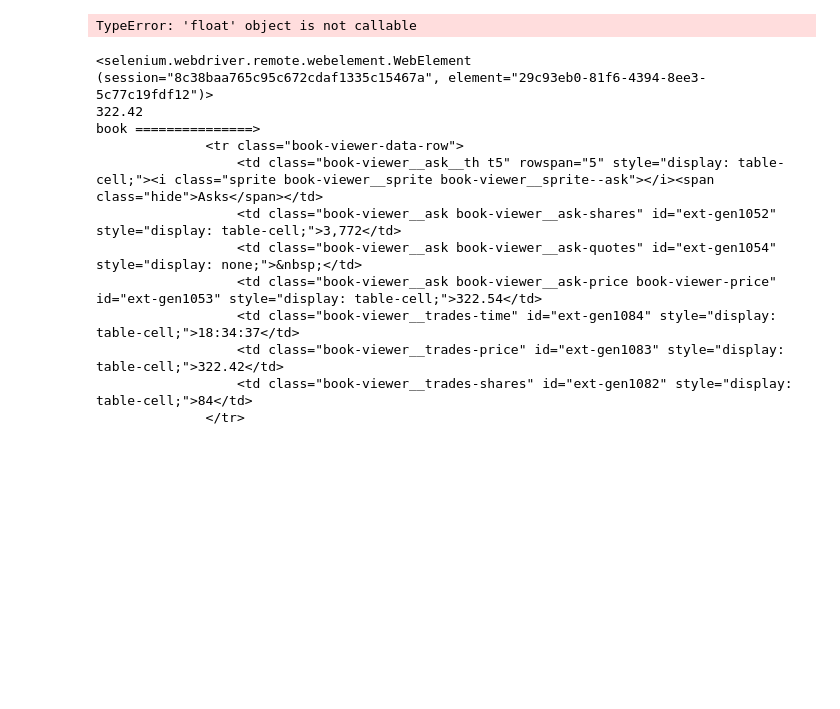
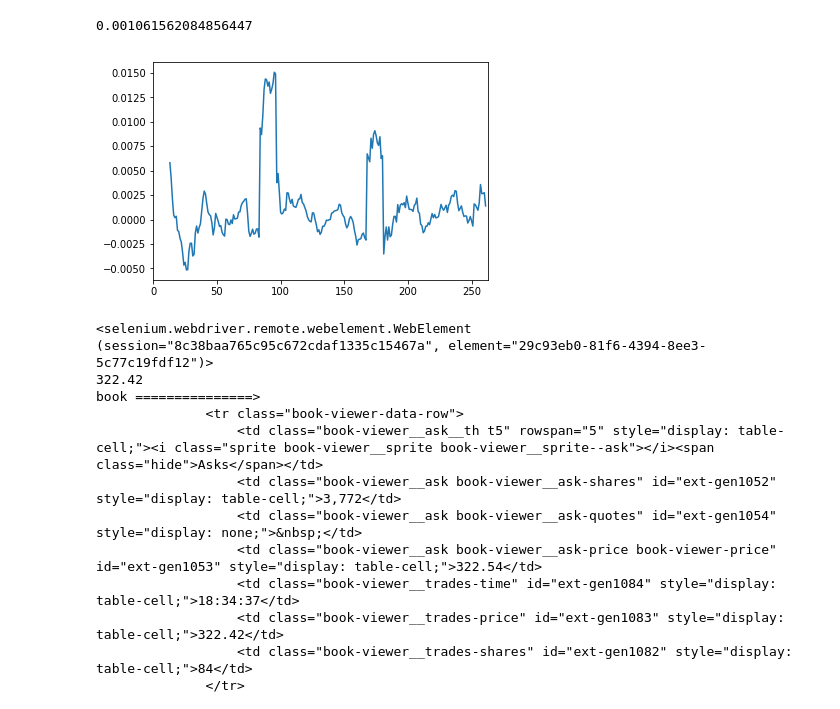
Before and after one commit to mazecore/Py_algotrader, a Jupyter notebook: TradingBot.ipynb, the cells around one changed output. Cells and saved outputs as stored; diff of their text form; code cells hidden in the pictures; blank space fills up the shorter version.

```diff
--- a/TradingBot.ipynb
+++ b/TradingBot.ipynb
@@ -165,6 +171,7 @@ print(type(mfi[0]))
 # %%
-# roc = ROC(df ,14)
-# roc.plot()
+roc = ROC(df ,14)
+print(roc.values[-1:][0])
+roc.plot()
 def RVI(df, n, high='High', low='Low'):
     """
     Relative Volatility Index
@@ -220,36 +227,37 @@ def STDEV(df, n, price='Close', xbar=None):
         start = None
         while i < len(df[price]):
             if df[price][i] != df[price][i]:
                 stdev = float('NaN')
             else:
                 if start is None:
                     start = i
                 end = i + 1
                 if len(df[price][start:end]) < 2:
                     stdev = float('NaN')
                 else:
                     stdev = stdev(df[price][start:end], xbar)
             stdev_list.append(stdev)
             i += 1
     else:
         while i < len(df[price]):
             if i + 1 < n:
                 stdev = float('NaN')
             else:
                 start = i + 1 - n
                 end = i + 1
                 if len(df[price][start:end]) < 2:
                     stdev = float('NaN')
                 else:
                     stdev = stdev(df[price][start:end], xbar)
             stdev_list.append(stdev)
             i += 1
     return stdev_list
 
-std = RVI(df, 14)
-std.plot()
+# std = RVI(df, 14)
+# std.plot()
 # %% [output]
-TypeError: 'float' object is not callable
+0.001061562084856447
+[figure, added]
 # %%
 def buy(stockPrice, n):
 #     getAmount
```
Also changed, not shown: parts of 6 cells of this notebook, 6 other files.
